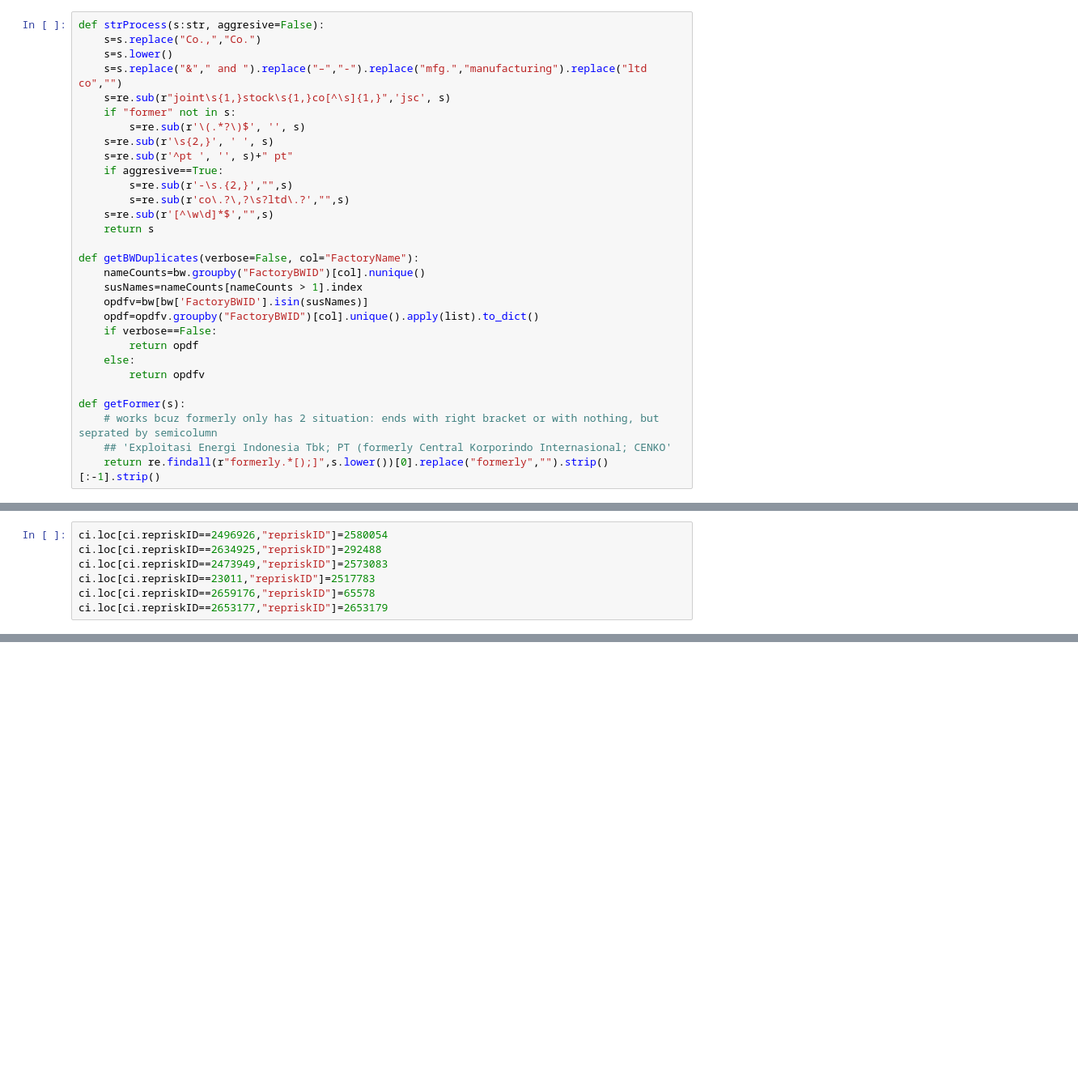
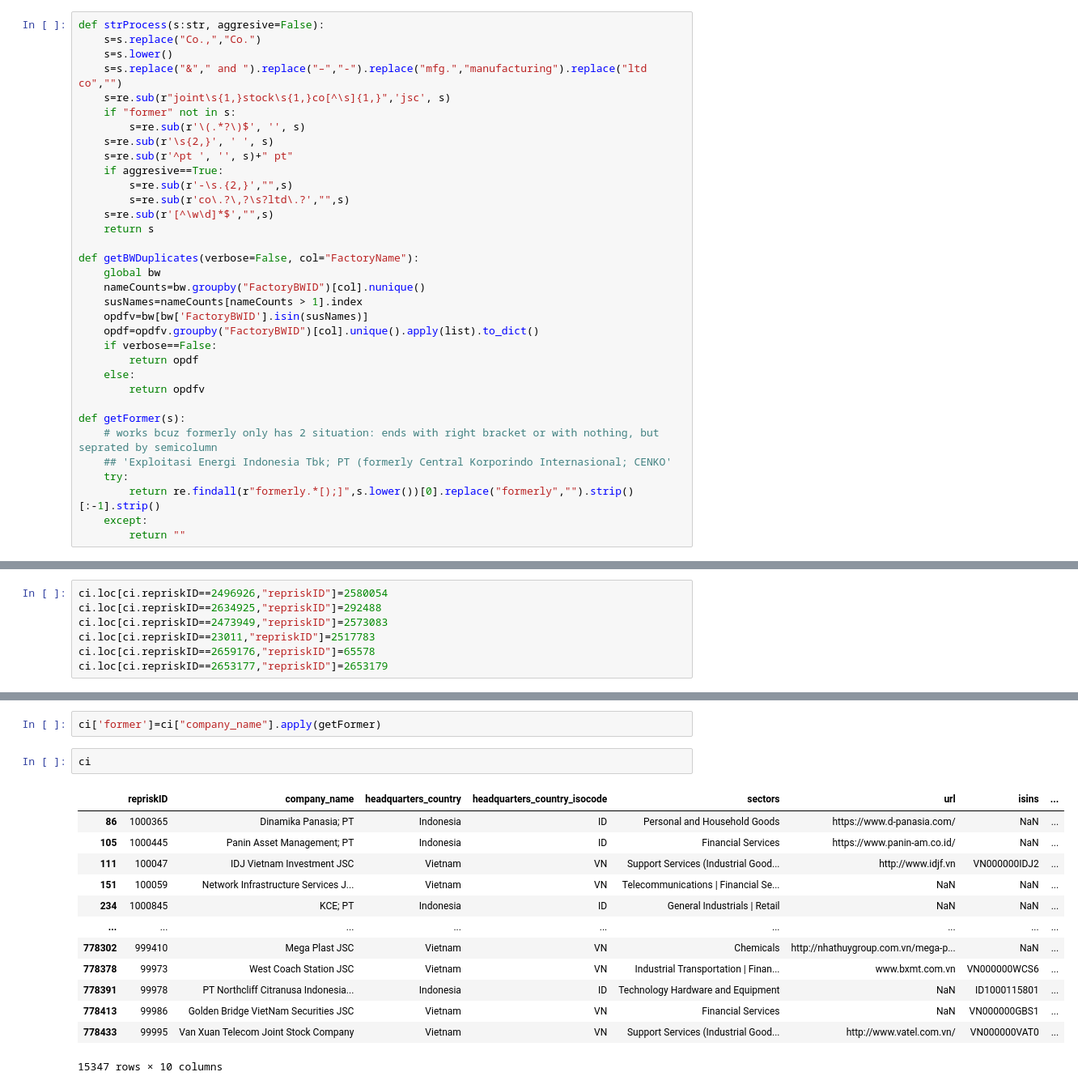
Before and after one commit to xolyn/labor_audit, a Jupyter notebook: LingyuZhou/w7/w7.ipynb, the cells around one changed output, grey strips where cells are left out. Shown: that part at 81% size. Drawn from its saved outputs; the diff is of its cells as text; blank space fills up the shorter version.

```diff
--- a/LingyuZhou/w7/w7.ipynb
+++ b/LingyuZhou/w7/w7.ipynb
@@ -58,6 +57,7 @@ def strProcess(s:str, aggresive=False):
     return s
 
 def getBWDuplicates(verbose=False, col="FactoryName"):
+    global bw
     nameCounts=bw.groupby("FactoryBWID")[col].nunique()
     susNames=nameCounts[nameCounts > 1].index
     opdfv=bw[bw['FactoryBWID'].isin(susNames)]
@@ -70,7 +70,10 @@ def getBWDuplicates(verbose=False, col="FactoryName"):
 def getFormer(s):
     # works bcuz formerly only has 2 situation: ends with right bracket or with nothing, but seprated by semicolumn
     ## 'Exploitasi Energi Indonesia Tbk; PT (formerly Central Korporindo Internasional; CENKO'
-    return re.findall(r"formerly.*[);]",s.lower())[0].replace("formerly","").strip()[:-1].strip()
+    try:
+        return re.findall(r"formerly.*[);]",s.lower())[0].replace("formerly","").strip()[:-1].strip()
+    except:
+        return ""
 # %%
 [getFormer(x) for x in ciFacts if "formerly" in x.lower()]
 # %% [output]
@@ -277,3 +288,21 @@ for item in dup:
+# %%
+ci['former']=ci["company_name"].apply(getFormer)
+# %%
+ci
+# %% [output]
+|  | repriskID | company_name | headquarters_country | headquarters_country_isocode | sectors | url | isins | ... |
+| 86 | 1000365 | Dinamika Panasia; PT | Indonesia | ID | Personal and Household Goods | https://www.d-panasia.com/ | NaN | ... |
+| 105 | 1000445 | Panin Asset Management; PT | Indonesia | ID | Financial Services | https://www.panin-am.co.id/ | NaN | ... |
+| 111 | 100047 | IDJ Vietnam Investment JSC | Vietnam | VN | Support Services (Industrial Good... | http://www.idjf.vn | VN000000IDJ2 | ... |
+| 151 | 100059 | Network Infrastructure Services J... | Vietnam | VN | Telecommunications | Financial Se... | NaN | NaN | ... |
+| 234 | 1000845 | KCE; PT | Indonesia | ID | General Industrials | Retail | NaN | NaN | ... |
+| ... | ... | ... | ... | ... | ... | ... | ... | ... |
+| 778302 | 999410 | Mega Plast JSC | Vietnam | VN | Chemicals | http://nhathuygroup.com.vn/mega-p... | NaN | ... |
+| 778378 | 99973 | West Coach Station JSC | Vietnam | VN | Industrial Transportation | Finan... | www.bxmt.com.vn | VN000000WCS6 | ... |
+| 778391 | 99978 | PT Northcliff Citranusa Indonesia... | Indonesia | ID | Technology Hardware and Equipment | NaN | ID1000115801 | ... |
+| 778413 | 99986 | Golden Bridge VietNam Securities JSC | Vietnam | VN | Financial Services | NaN | VN000000GBS1 | ... |
+| 778433 | 99995 | Van Xuan Telecom Joint Stock Company | Vietnam | VN | Support Services (Industrial Good... | http://www.vatel.com.vn/ | VN000000VAT0 | ... |
+15347 rows × 10 columns
 # %%
 bw.to_csv("bw.csv",index=0)
 ci.to_csv("cif.csv",index=0)
```
Also changed, not shown: parts of 8 cells of this notebook, 5 other files.
